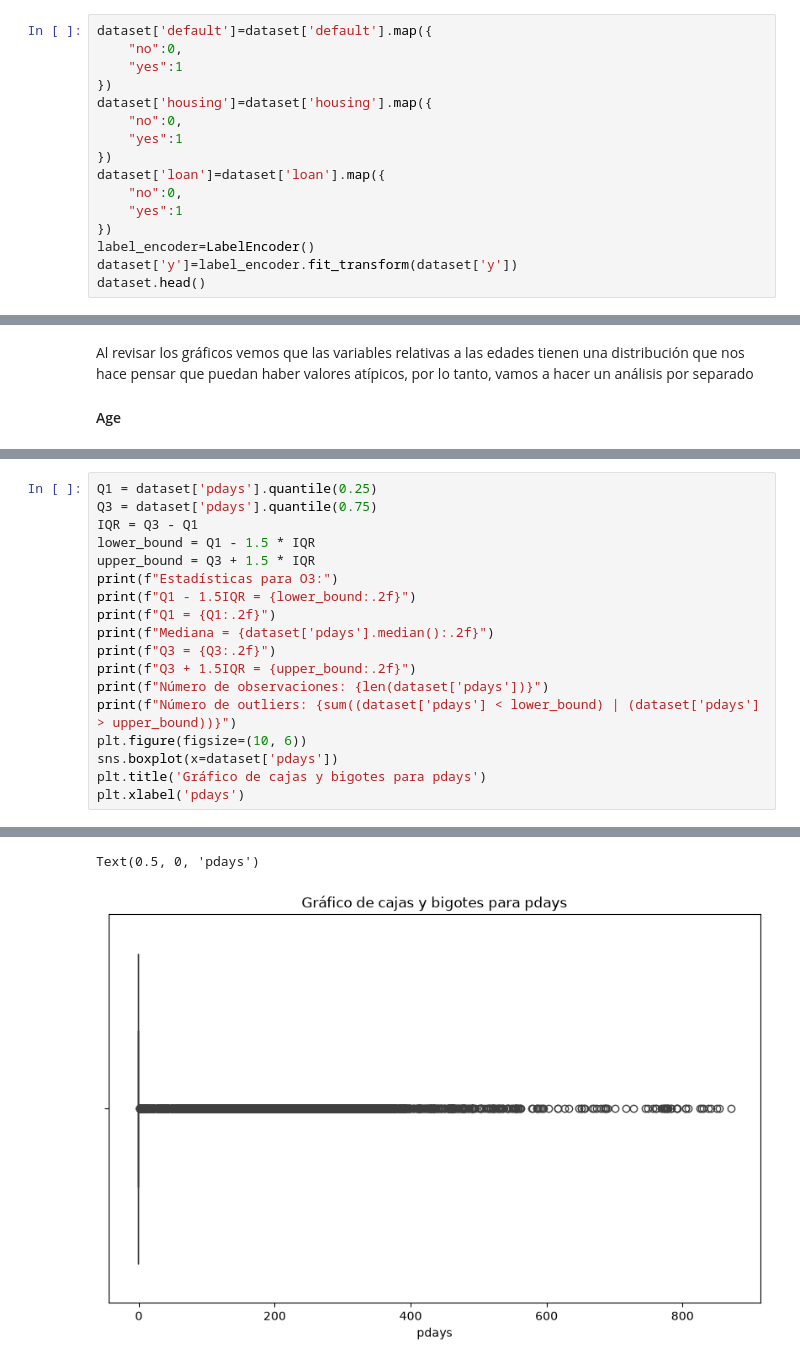
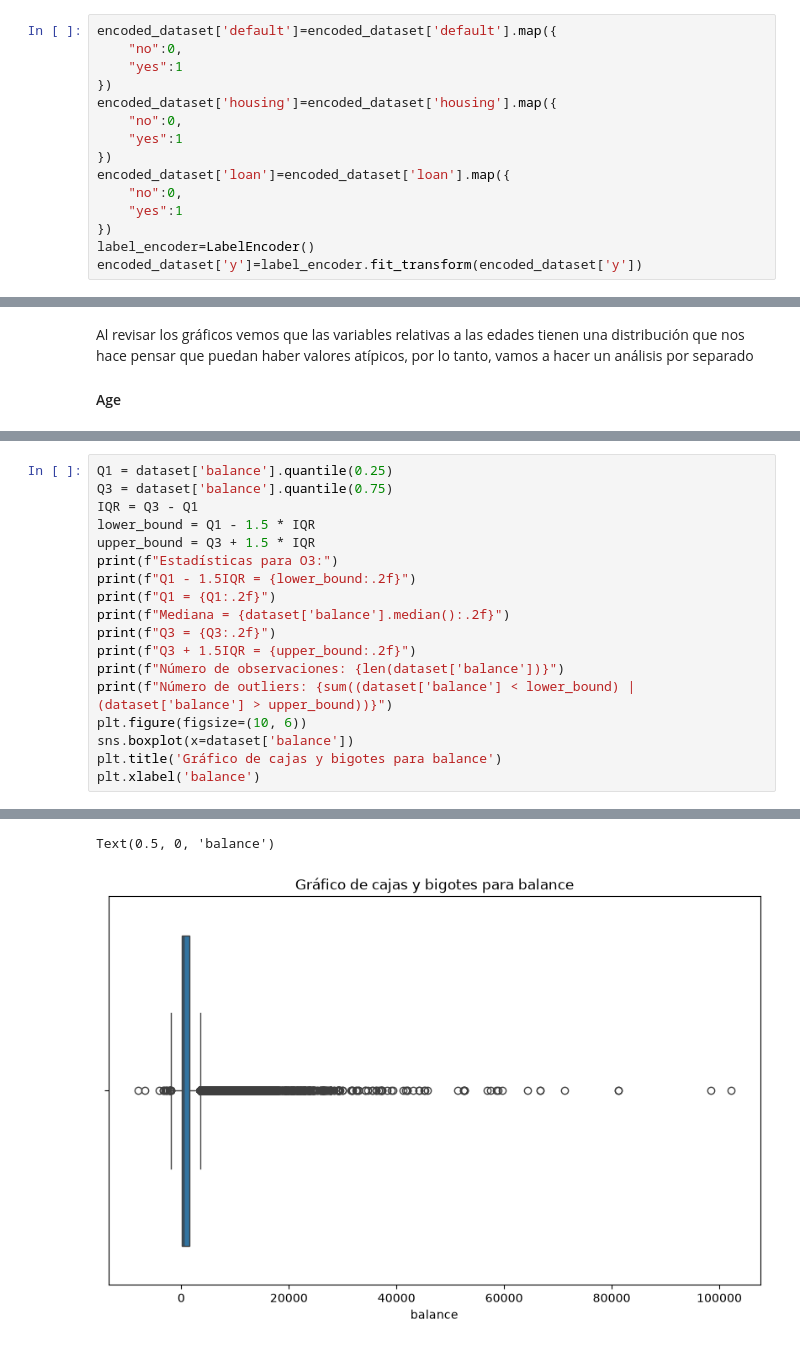
Before and after one commit to AndresDAM2526/PIA, a Jupyter notebook: Proyecto_1_Evaluacion.ipynb, the cells around one changed output, grey strips where cells are left out. Cells and saved outputs as stored; diff of their text form.

```diff
--- a/Proyecto_1_Evaluacion.ipynb
+++ b/Proyecto_1_Evaluacion.ipynb
@@ -83,16 +93,15 @@ Si se revisa el resumen de las variables vemos que tenemos unas cuantas que son
 # %%
-dataset['default']=dataset['default'].map({
+encoded_dataset['default']=encoded_dataset['default'].map({
     "no":0,
     "yes":1
 })
-dataset['housing']=dataset['housing'].map({
+encoded_dataset['housing']=encoded_dataset['housing'].map({
     "no":0,
     "yes":1
 })
-dataset['loan']=dataset['loan'].map({
+encoded_dataset['loan']=encoded_dataset['loan'].map({
     "no":0,
     "yes":1
 })
 label_encoder=LabelEncoder()
-dataset['y']=label_encoder.fit_transform(dataset['y'])
-dataset.head()
+encoded_dataset['y']=label_encoder.fit_transform(encoded_dataset['y'])
@@ -201,20 +209,20 @@ El diagrama de cajas y bigotes ilustra una *marcada presencia de valores atípic
 # %%
-Q1 = dataset['pdays'].quantile(0.25)
-Q3 = dataset['pdays'].quantile(0.75)
+Q1 = dataset['balance'].quantile(0.25)
+Q3 = dataset['balance'].quantile(0.75)
 IQR = Q3 - Q1
 lower_bound = Q1 - 1.5 * IQR
 upper_bound = Q3 + 1.5 * IQR
 print(f"Estadísticas para O3:")
 print(f"Q1 - 1.5IQR = {lower_bound:.2f}")
 print(f"Q1 = {Q1:.2f}")
-print(f"Mediana = {dataset['pdays'].median():.2f}")
+print(f"Mediana = {dataset['balance'].median():.2f}")
 print(f"Q3 = {Q3:.2f}")
 print(f"Q3 + 1.5IQR = {upper_bound:.2f}")
-print(f"Número de observaciones: {len(dataset['pdays'])}")
-print(f"Número de outliers: {sum((dataset['pdays'] < lower_bound) | (dataset['pdays'] > upper_bound))}")
+print(f"Número de observaciones: {len(dataset['balance'])}")
+print(f"Número de outliers: {sum((dataset['balance'] < lower_bound) | (dataset['balance'] > upper_bound))}")
 plt.figure(figsize=(10, 6))
-sns.boxplot(x=dataset['pdays'])
-plt.title('Gráfico de cajas y bigotes para pdays')
-plt.xlabel('pdays')
+sns.boxplot(x=dataset['balance'])
+plt.title('Gráfico de cajas y bigotes para balance')
+plt.xlabel('balance')
 # %% [output]
 Estadísticas para O3:
@@ -228,3 +236,3 @@ Número de outliers: 8257
-Text(0.5, 0, 'pdays')
+Text(0.5, 0, 'balance')
-[figure, old version]
+[figure, new version]
 # %% [markdown]
```
Also changed, not shown: parts of 49 cells of this notebook.
